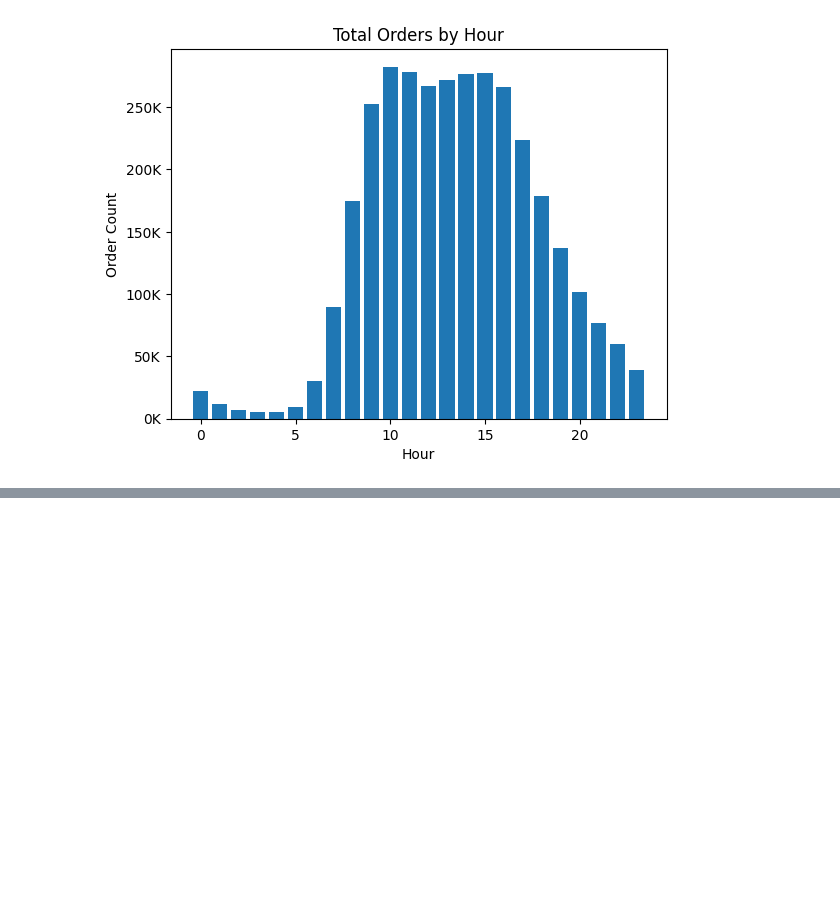
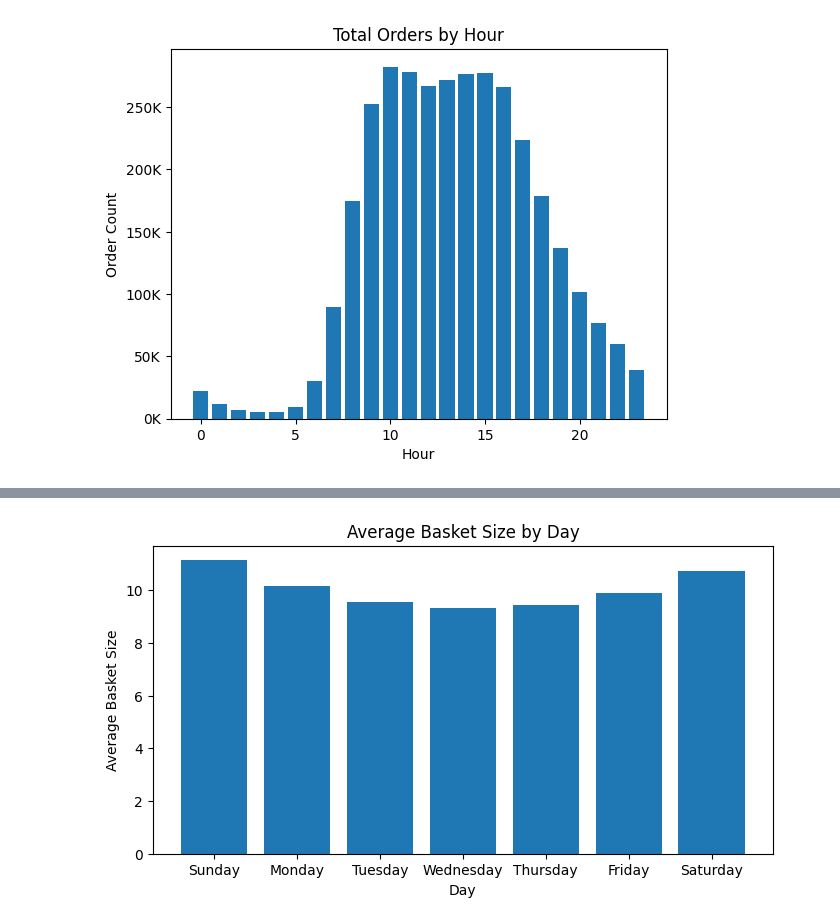
Before and after one commit to shawnho-368/instacart_market_basket, a Jupyter notebook: notebook/instacart.ipynb, the cells around one changed output, grey strips where cells are left out. Cells and saved outputs as stored; diff of their text form; code cells hidden in the pictures; blank space fills up the shorter version.

```diff
--- a/notebook/instacart.ipynb
+++ b/notebook/instacart.ipynb
@@ -195,0 +235,25 @@ plt.show()
+# %%
+# Starting DataFrame to analyze basket size
+basket_size_raw = (full_history
+                   .groupby(['order_id', 'order_hour_of_day', 'order_dow', 'day_name','day_type'])
+                   ['product_id'].nunique()
+                   .reset_index(name='basket_size'))
+
+# display(basket_size_raw['basket_size'].mean()) # average basket size across the dataset
+# display(basket_size_raw['basket_size'].std()) # standard deviation for basket size
+# display(basket_size_raw['basket_size'].median()) # median basket size
+
+avg_basket_size_by_day = (basket_size_raw
+                          .groupby(['order_dow', 'day_name'])
+                          ['basket_size'].mean()
+                          .reset_index(name='avg_basket_size')
+                          .sort_values(by='order_dow', ascending=True))
+
+plt.figure(figsize=(8, 4))
+plt.bar(data=avg_basket_size_by_day, x='day_name', height='avg_basket_size')
+plt.xlabel('Day')
+plt.ylabel('Average Basket Size')
+plt.title('Average Basket Size by Day')
+plt.show()
+# %% [output]
+[figure, added]
```
Also changed, not shown: parts of 9 cells of this notebook.
